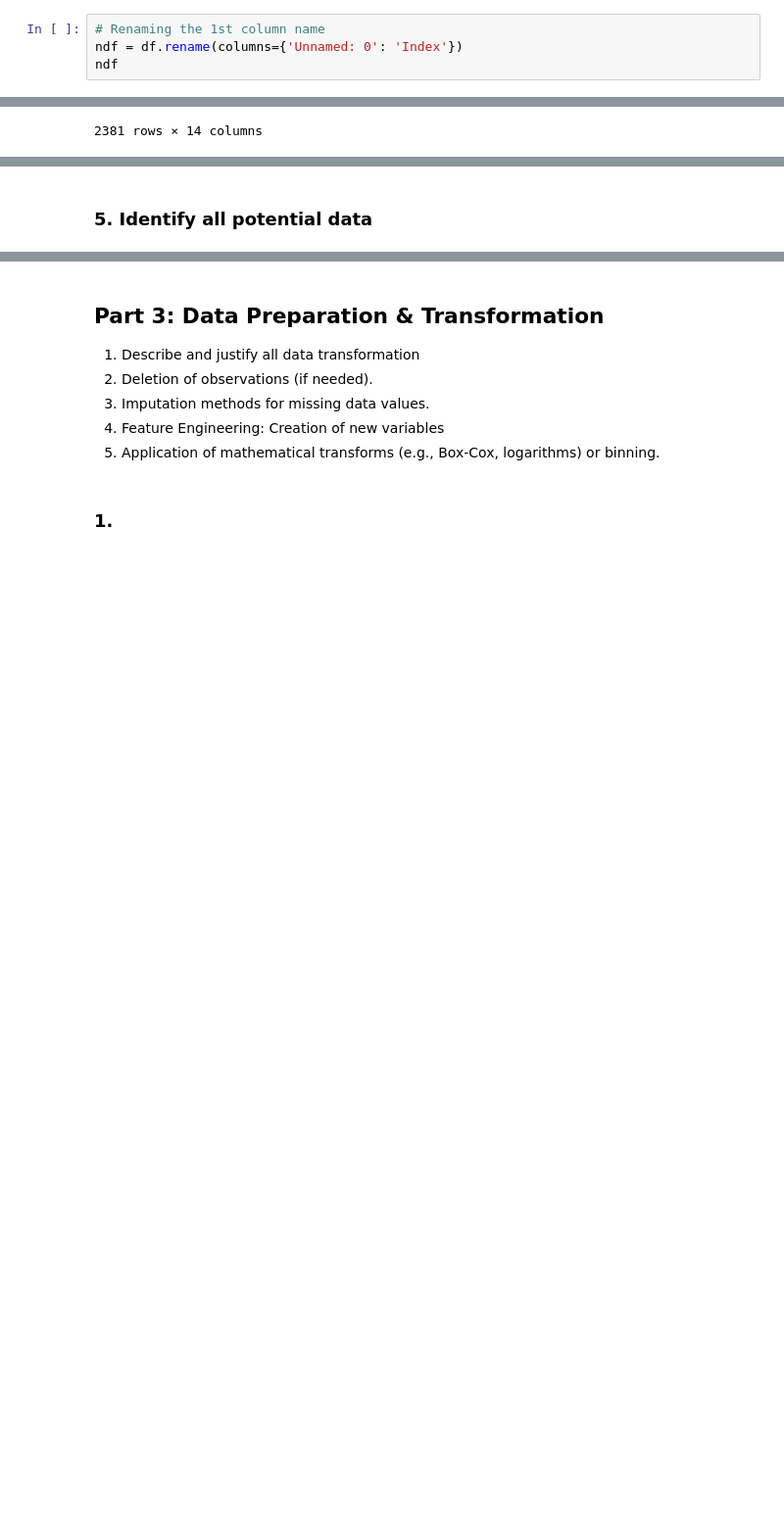
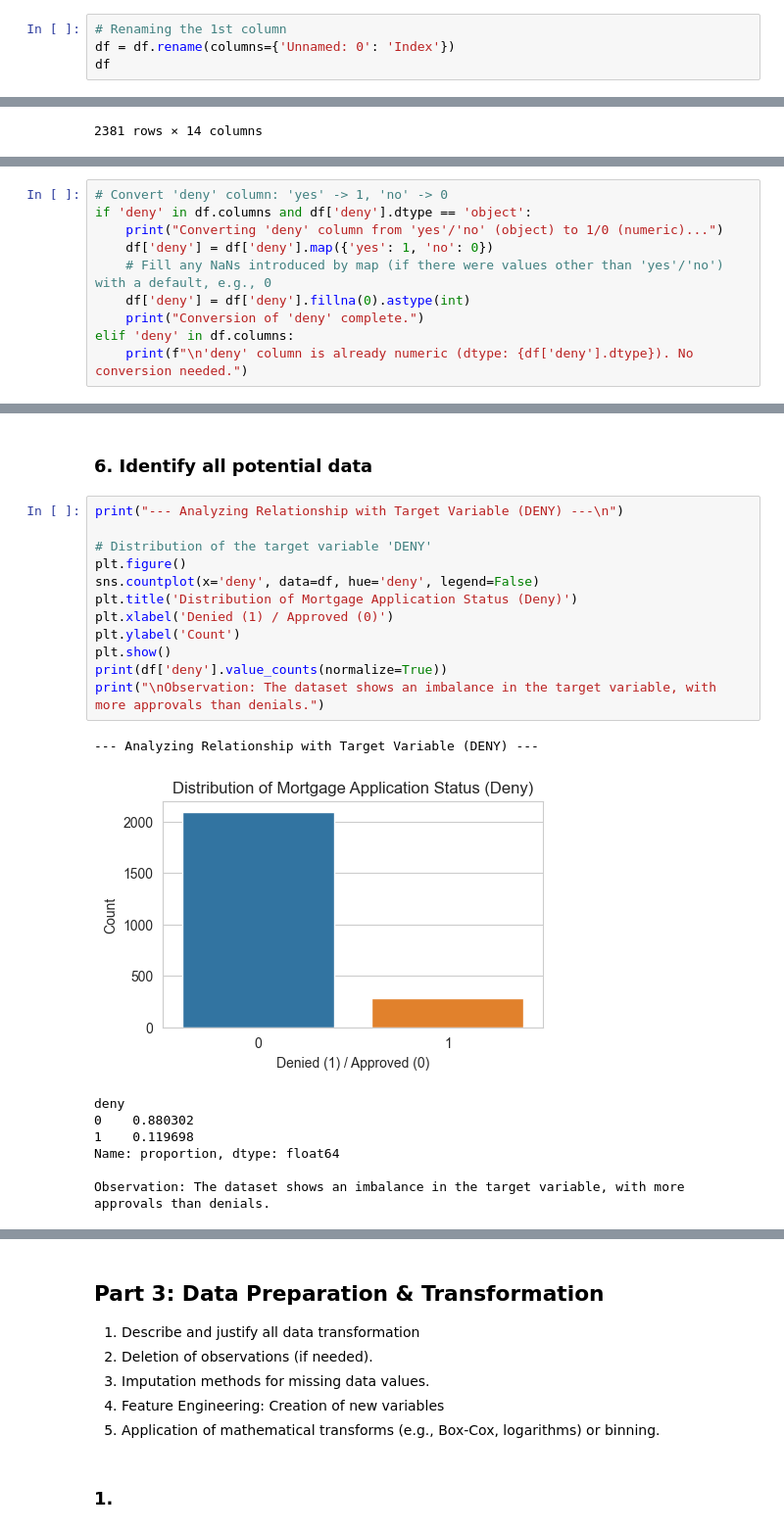
Before and after one commit to CheliMex/CS381_DataAnalytics, a Jupyter notebook: Quiz4/A_Castelan_Quiz4.ipynb, the cells around one changed output, grey strips where cells are left out. Shown: that part at 98% size. Cells and saved outputs as stored; diff of their text form; blank space fills up the shorter version.

```diff
--- a/Quiz4/A_Castelan_Quiz4.ipynb
+++ b/Quiz4/A_Castelan_Quiz4.ipynb
@@ -105,9 +105,9 @@ df.head()
 | 3 | 4 | 0.320 | 0.250 | 0.860465 | 1.0 | 2.0 | no | no | no | no | 4.3 | ... |
 | 4 | 5 | 0.360 | 0.350 | 0.600000 | 1.0 | 1.0 | no | no | no | no | 3.2 | ... |
 # %%
-# Renaming the 1st column name
-ndf = df.rename(columns={'Unnamed: 0': 'Index'})
-ndf
+# Renaming the 1st column
+df = df.rename(columns={'Unnamed: 0': 'Index'})
+df
 # %% [output]
 |  | Index | dir | hir | lvr | ccs | mcs | pbcr | dmi | self | single | uria | ... |
 | 0 | 1 | 0.221000 | 0.221000 | 0.800000 | 5.000000 | 2.000000 | no | no | no | no | 3.900000 | ... |
@@ -168,0 +230,10 @@ df.describe()
+# %%
+# Convert 'deny' column: 'yes' -> 1, 'no' -> 0
+if 'deny' in df.columns and df['deny'].dtype == 'object':
+    print("Converting 'deny' column from 'yes'/'no' (object) to 1/0 (numeric)...")
+    df['deny'] = df['deny'].map({'yes': 1, 'no': 0})
+    # Fill any NaNs introduced by map (if there were values other than 'yes'/'no') with a default, e.g., 0
+    df['deny'] = df['deny'].fillna(0).astype(int)
+    print("Conversion of 'deny' complete.")
+elif 'deny' in df.columns:
+    print(f"\n'deny' column is already numeric (dtype: {df['deny'].dtype}). No conversion needed.")
@@ -175,2 +391,23 @@ df.describe()
 # %% [markdown]
-### 5. Identify all potential data
+### 6. Identify all potential data
+# %%
+print("--- Analyzing Relationship with Target Variable (DENY) ---\n")
+
+# Distribution of the target variable 'DENY'
+plt.figure()
+sns.countplot(x='deny', data=df, hue='deny', legend=False)
+plt.title('Distribution of Mortgage Application Status (Deny)')
+plt.xlabel('Denied (1) / Approved (0)')
+plt.ylabel('Count')
+plt.show()
+print(df['deny'].value_counts(normalize=True))
+print("\nObservation: The dataset shows an imbalance in the target variable, with more approvals than denials.")
+# %% [output]
+--- Analyzing Relationship with Target Variable (DENY) ---
+[figure, added]
+deny
+0    0.880302
+1    0.119698
+Name: proportion, dtype: float64
+
+Observation: The dataset shows an imbalance in the target variable, with more approvals than denials.
```
Also changed, not shown: parts of 29 cells of this notebook.
